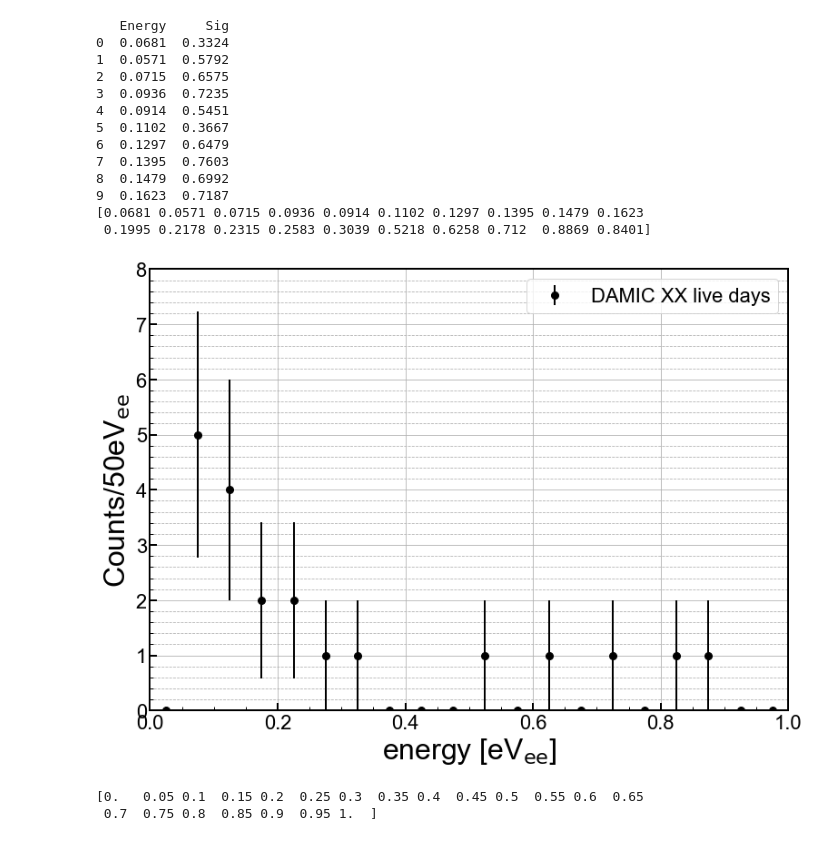
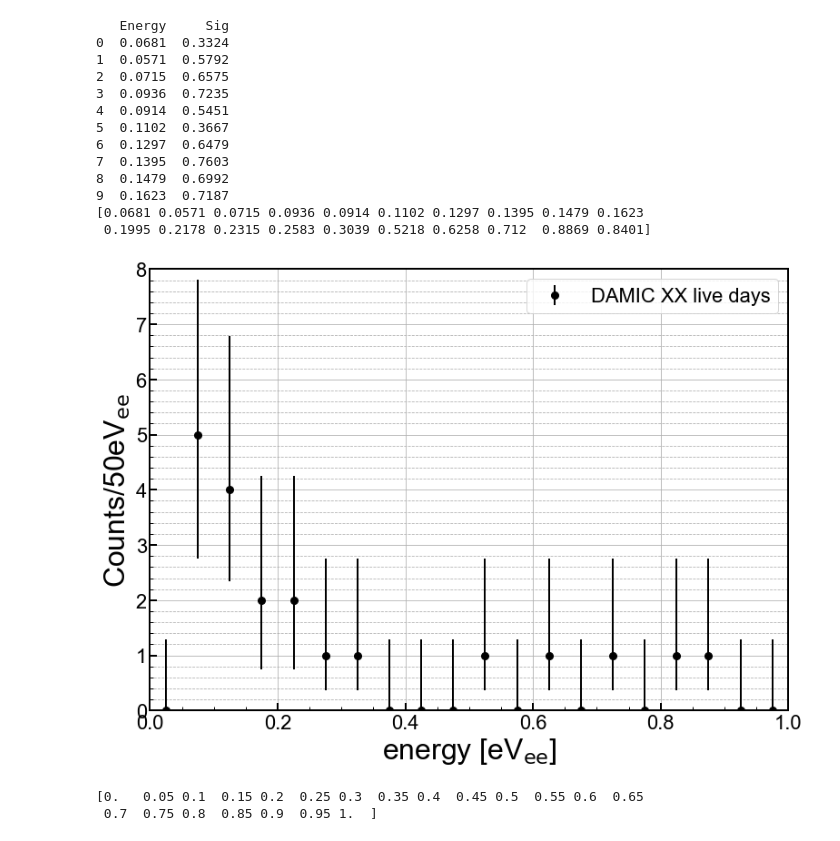
Before and after one commit to villano-lab/thermal-flux_paper2023, a Jupyter notebook: DAMIC/preliminary_plots.ipynb, the cells around one changed output. Saved outputs shown, nothing was run; the diff lists cells and outputs as text; code cells hidden in the pictures.

Commit message:
[ANV] updated the energy spectral histogram

```diff
--- a/DAMIC/preliminary_plots.ipynb
+++ b/DAMIC/preliminary_plots.ipynb
@@ -47,6 +47,20 @@ print (E)
 ebins = np.linspace(0,1,21)
 xcq = (ebins[:-1] + ebins[1:]) / 2
 n,nx = np.histogram(E,bins=ebins)
+
+#get the correct errors
+error1 = [0.00,0.37,0.74,1.10,2.34,2.75,3.82,4.25,5.30,6.33,6.78,7.81,8.83,9.28]
+error2 = [1.29,2.75,4.25,5.30,6.78,7.81,9.28,10.30,11.32,12.79,13.81,14.82,16.29,17.30]
+ntot = n
+ntot_plus = np.zeros(np.shape(ntot))
+ntot_minus = np.zeros(np.shape(ntot))
+for i,ncount in enumerate(ntot):
+    if ncount<=13:
+        ntot_plus[i] = error2[ncount]-ncount
+        ntot_minus[i] = ncount-error1[ncount]
+    else:
+        ntot_plus[i] = np.sqrt(ncount)
+        ntot_minus[i] = np.sqrt(ncount)
 # %%
 #set up a 1d plot
 fig,axes = plt.subplots(1,1,figsize=(11.0,8.0),sharex=True)
@@ -57,38 +71,38 @@ ax1 = axes
 #print(estring)
 
 
-ax1.errorbar(xcq,n,yerr=np.sqrt(n), marker='o', markersize=8, \
+ax1.errorbar(xcq,n,yerr=[ntot_minus,ntot_plus], marker='o', markersize=8, \
              ecolor='k',color='k', linestyle='none', label='DAMIC XX live days', linewidth=2)
 
 
 
 ymin = 0
 ymax = 8
 
 blue = '#118DFA'
 
 
 
 ax1.set_yscale('linear')
 #ax1.set_yscale('log')
 ax1.set_xlim(0.0, 1)
 ax1.set_ylim(ymin,ymax)
 ax1.set_xlabel(r'energy [eV$_{\mathrm{ee}}$]')
 ax1.set_ylabel('Counts/50eV$_{\mathrm{ee}}$')
 ax1.grid(True)
 ax1.yaxis.grid(True,which='minor',linestyle='--')
 ax1.legend(loc=1,prop={'size':22})
 #ax1.legend(bbox_to_anchor=(1.04,1),borderaxespad=0,prop={'size':22})
 
 for axis in ['top','bottom','left','right']:
   ax1.spines[axis].set_linewidth(2)
 
 plt.tight_layout()
 #plt.savefig('paper_figures/hist.eps')
 #plt.savefig('paper_figures/hist.pdf')
 plt.show()
 # %% [output]
-[figure, old version]
+[figure, new version]
 # %%
 print(ebins)
 # %% [output]
```
